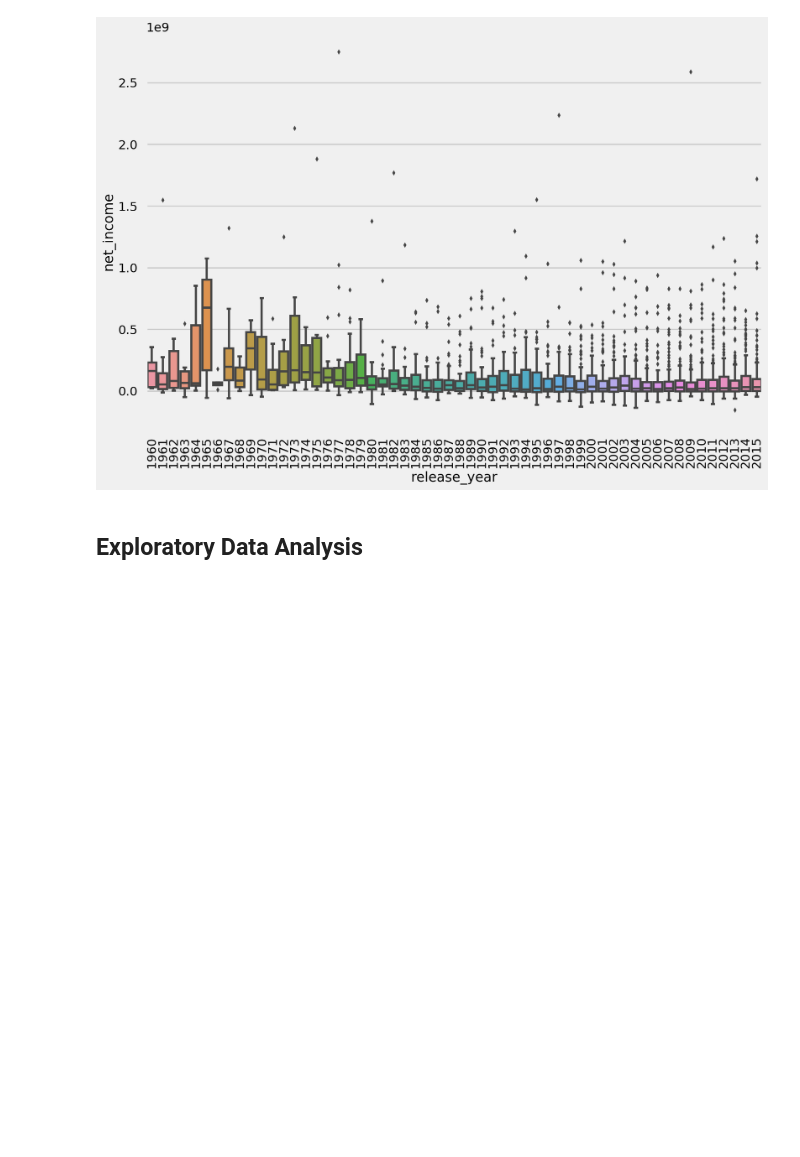
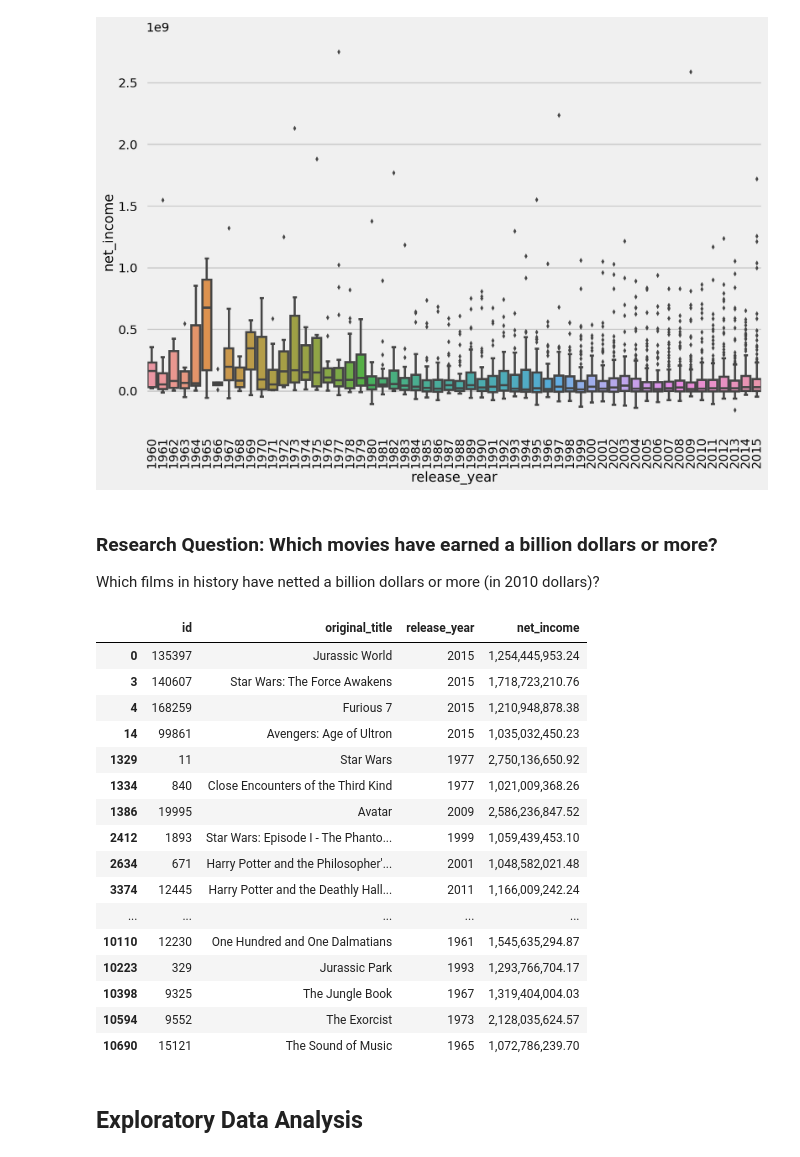
Before and after one commit to kennethn/data-analyst-nanodegree, a Jupyter notebook: 2_Investigate_A_Dataset/2_Investigate_A_Dataset.ipynb, the cells around one changed output. Drawn from its saved outputs; the diff is of its cells as text; code cells hidden in the pictures; blank space fills up the shorter version.

```diff
--- a/2_Investigate_A_Dataset/2_Investigate_A_Dataset.ipynb
+++ b/2_Investigate_A_Dataset/2_Investigate_A_Dataset.ipynb
@@ -256,6 +294,32 @@ ax.set_xticklabels(ax.get_xticklabels(),rotation=90)
 plt.show()
 # %% [output]
 [figure]
+# %% [markdown]
+### Research Question: Which movies have earned a billion dollars or more?
+
+Which films in history have netted a billion dollars or more (in 2010 dollars)?
+# %%
+df[df['net_income'] >= 1e9][[
+    'id', 'original_title', 'release_year', 'net_income'
+]]
+# %% [output]
+|  | id | original_title | release_year | net_income |
+| 0 | 135397 | Jurassic World | 2015 | 1,254,445,953.24 |
+| 3 | 140607 | Star Wars: The Force Awakens | 2015 | 1,718,723,210.76 |
+| 4 | 168259 | Furious 7 | 2015 | 1,210,948,878.38 |
+| 14 | 99861 | Avengers: Age of Ultron | 2015 | 1,035,032,450.23 |
+| 1329 | 11 | Star Wars | 1977 | 2,750,136,650.92 |
+| 1334 | 840 | Close Encounters of the Third Kind | 1977 | 1,021,009,368.26 |
+| 1386 | 19995 | Avatar | 2009 | 2,586,236,847.52 |
+| 2412 | 1893 | Star Wars: Episode I - The Phanto... | 1999 | 1,059,439,453.10 |
+| 2634 | 671 | Harry Potter and the Philosopher'... | 2001 | 1,048,582,021.48 |
+| 3374 | 12445 | Harry Potter and the Deathly Hall... | 2011 | 1,166,009,242.24 |
+| ... | ... | ... | ... | ... |
+| 10110 | 12230 | One Hundred and One Dalmatians | 1961 | 1,545,635,294.87 |
+| 10223 | 329 | Jurassic Park | 1993 | 1,293,766,704.17 |
+| 10398 | 9325 | The Jungle Book | 1967 | 1,319,404,004.03 |
+| 10594 | 9552 | The Exorcist | 1973 | 2,128,035,624.57 |
+| 10690 | 15121 | The Sound of Music | 1965 | 1,072,786,239.70 |
 # %% [markdown]
 ## Exploratory Data Analysis
 # %%
```
Also changed, not shown: parts of 9 cells of this notebook.
